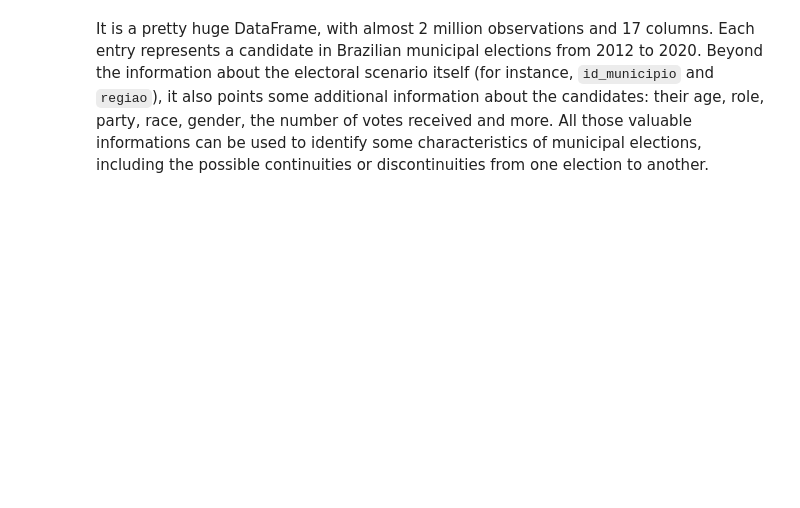
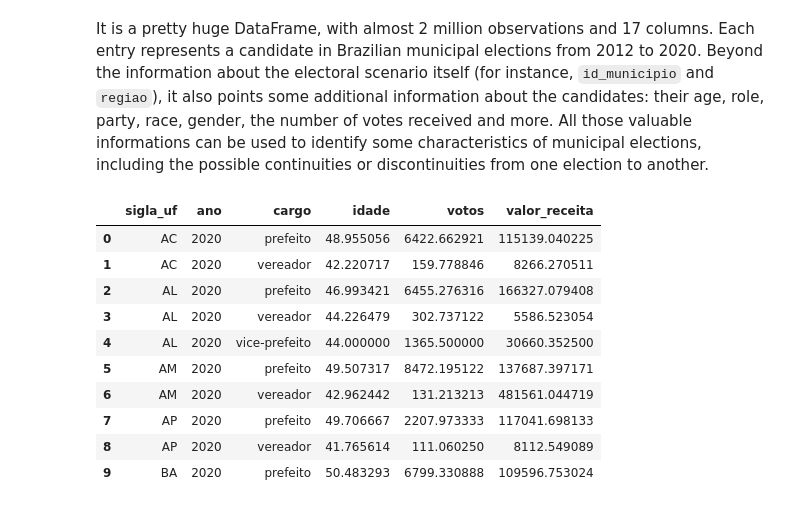
Before and after one commit to felipelmc/Brazilian-Elections, a Jupyter notebook: analysis.ipynb, the cells around one changed output. Cells and saved outputs as stored; diff of their text form; code cells hidden in the pictures; blank space fills up the shorter version.

```diff
--- a/analysis.ipynb
+++ b/analysis.ipynb
@@ -203,7 +201,19 @@ municipal.head()
 # %%
 #grouped = municipal.groupby(['id_municipio', 'sigla_uf', 'ano', 'cargo']).mean(['votos', 'valor_receita', 'idade']).reset_index()
 grouped = municipal.groupby(['sigla_uf', 'ano', 'cargo']).mean(['votos', 'valor_receita', 'idade']).reset_index()
-grouped.head(15)
+grouped.head(10)
+# %% [output]
+|  | sigla_uf | ano | cargo | idade | votos | valor_receita |
+| 0 | AC | 2020 | prefeito | 48.955056 | 6422.662921 | 115139.040225 |
+| 1 | AC | 2020 | vereador | 42.220717 | 159.778846 | 8266.270511 |
+| 2 | AL | 2020 | prefeito | 46.993421 | 6455.276316 | 166327.079408 |
+| 3 | AL | 2020 | vereador | 44.226479 | 302.737122 | 5586.523054 |
+| 4 | AL | 2020 | vice-prefeito | 44.000000 | 1365.500000 | 30660.352500 |
+| 5 | AM | 2020 | prefeito | 49.507317 | 8472.195122 | 137687.397171 |
+| 6 | AM | 2020 | vereador | 42.962442 | 131.213213 | 481561.044719 |
+| 7 | AP | 2020 | prefeito | 49.706667 | 2207.973333 | 117041.698133 |
+| 8 | AP | 2020 | vereador | 41.765614 | 111.060250 | 8112.549089 |
+| 9 | BA | 2020 | prefeito | 50.483293 | 6799.330888 | 109596.753024 |
 # %%
 #mun = pd.merge(municipal[['id_municipio', 'geometria']], grouped, on = 'id_municipio')
 mun = pd.merge(municipal[['sigla_uf', 'geometria']], grouped, on = 'sigla_uf')
```
Also changed, not shown: parts of 14 cells of this notebook, 1 other file.
